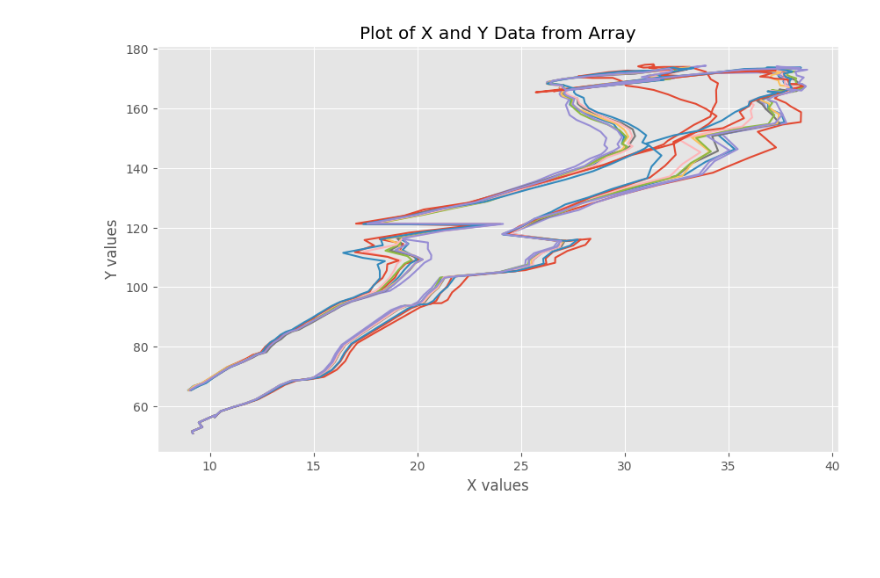
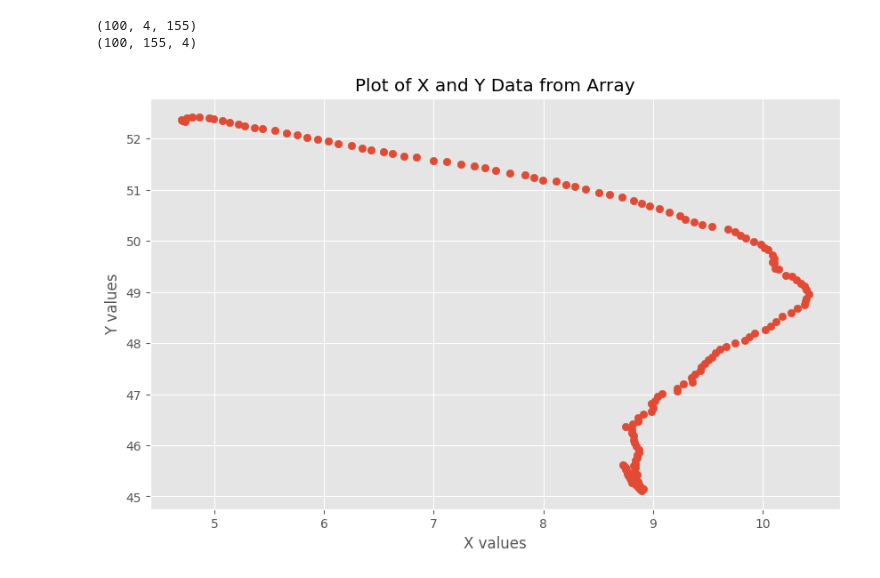
Before and after one commit to SynthAIr/DM_FM_Trajectories, a Jupyter notebook: src/generate_jupiter.ipynb, the cells around one changed output. Drawn from its saved outputs; the diff is of its cells as text; code cells hidden in the pictures; blank space fills up the shorter version.

```diff
--- a/src/generate_jupiter.ipynb
+++ b/src/generate_jupiter.ipynb
@@ -157,0 +139,11 @@ torch.Size([10, 4, 155])
+# %%
+x, con, cat = dataset[0]
+con = con.reshape(1, -1)
+cat = cat.reshape(1, -1)
+#x = x.view(-1, 1, 28, 28)
+n = 1000
+length = 155
+samples, steps = model.sample(n, con, cat, length)
+#print(samples)
+print(samples.shape)
+print(len(steps))
@@ -169,7 +164,7 @@ def plot_from_array(t):
 
   # Length of each x and y data series
     plt.style.use("ggplot")
-    fig = plt.figure(figsize=(10, 6))
+    fig = plt.figure(figsize=(12, 12))
 
     #for i in range(n):
         #x = data[i, 0, :]  # Extract the x values for the i-th series
@@ -197,8 +192,8 @@ trajectory_generation_model = Generation(
 )
 # %%
 print(detached_s.shape)
-reco_x = detached_s.transpose(0, 2, 1).reshape(10, -1)
-decoded = scaler.inverse_transform(reco_x)
+reco_x = detached_s.transpose(0, 2, 1).reshape(detached_s.shape[0], -1)
+decoded = dataset.scaler.inverse_transform(reco_x)
 reconstructed_traf = trajectory_generation_model.build_traffic(
     decoded,
     coordinates=dict(latitude=48.5, longitude=8.4),
@@ -213,0 +209,12 @@ plot_from_array(reconstructed_traf)
+# %%
+for i in steps:
+    print(i.cpu().numpy().shape)
+    i = i.cpu().numpy()
+    reco_x = i.transpose(0, 2, 1).reshape(i.shape[0], -1)
+    decoded = dataset.scaler.inverse_transform(reco_x)
+    reconstructed_traf = trajectory_generation_model.build_traffic(
+    decoded[0].reshape(1, -1, 4),
+    coordinates=dict(latitude=48.5, longitude=8.4),
+    forward=False,
+    )
+    plot_from_array(reconstructed_traf)
@@ -215,36 +233,41 @@ plot_from_array(reconstructed_traf)
 import pandas as pd
 from sklearn.preprocessing import MinMaxScaler
 def plot_from_array(data):
     # Check if the input data has the correct shape
     #if data.shape[1] != 2:
      #   raise ValueError("The second dimension of the array must have a size of 2 for x and y coordinates.")
 
   # Length of each x and y data series
-    n = 10
+    n = data.shape[0]
     plt.style.use("ggplot")
     fig = plt.figure(figsize=(10, 6))
 
     for i in range(n):
         y = data[i, :, 0]  # Extract the x values for the i-th series
         x = data[i, :, 1]  # Extract the y values for the i-th series
 
-        plt.plot(x, y, label=f'Series {i+1}')  # Plot each series with a label
+        plt.scatter(x, y, label=f'Series {i+1}')  # Plot each series with a label
 
     #ax1 = fig.add_subplot(1, 1, 1)
     #ax1.coastlines()
     #t.plot(ax1, alpha=0.1, color="red", linewidth=0.2)
     #ax1.add_feature(cartopy.feature.BORDERS, linestyle=":", alpha=1.0)
     plt.xlabel('X values')
     plt.ylabel('Y values')
     plt.title('Plot of X and Y Data from Array')
     plt.show()
 
 scaler = dataset.scaler
-detached_s = scaler.inverse_transform(detached_s.reshape(10, -1)).reshape(10, -1, 4)
+print(detached_s.shape)
+
+detached_w = detached_s.transpose(0, 2, 1).reshape(detached_s.shape[0], -1)
+detached_w = scaler.inverse_transform(detached_w).reshape(100, -1, 4)
 
 
-#print(descales_0[0, :2, :])
+print(detached_w.shape)
 
-plot_from_array(detached_s[:, :, :2])
+plot_from_array(detached_w[:1, :, :2])
 # %% [output]
+(100, 4, 155)
+(100, 155, 4)
-[figure, old version]
+[figure, new version]
```
Also changed, not shown: parts of 10 cells of this notebook, 3 other files.
